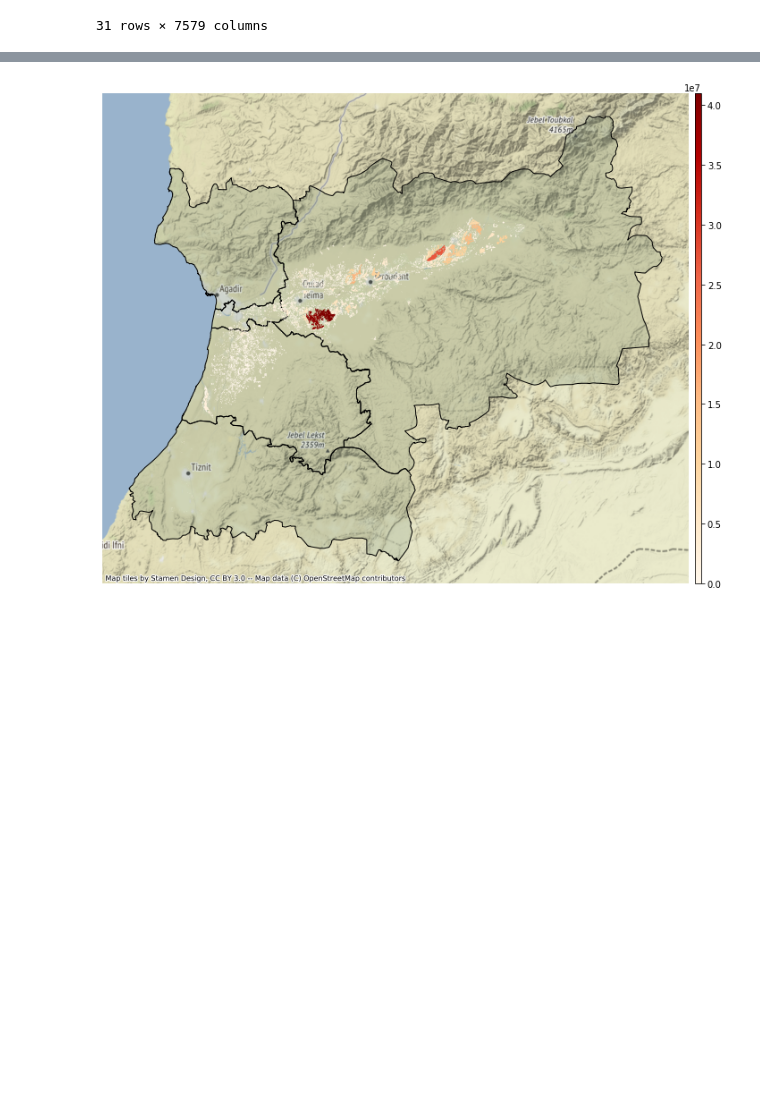
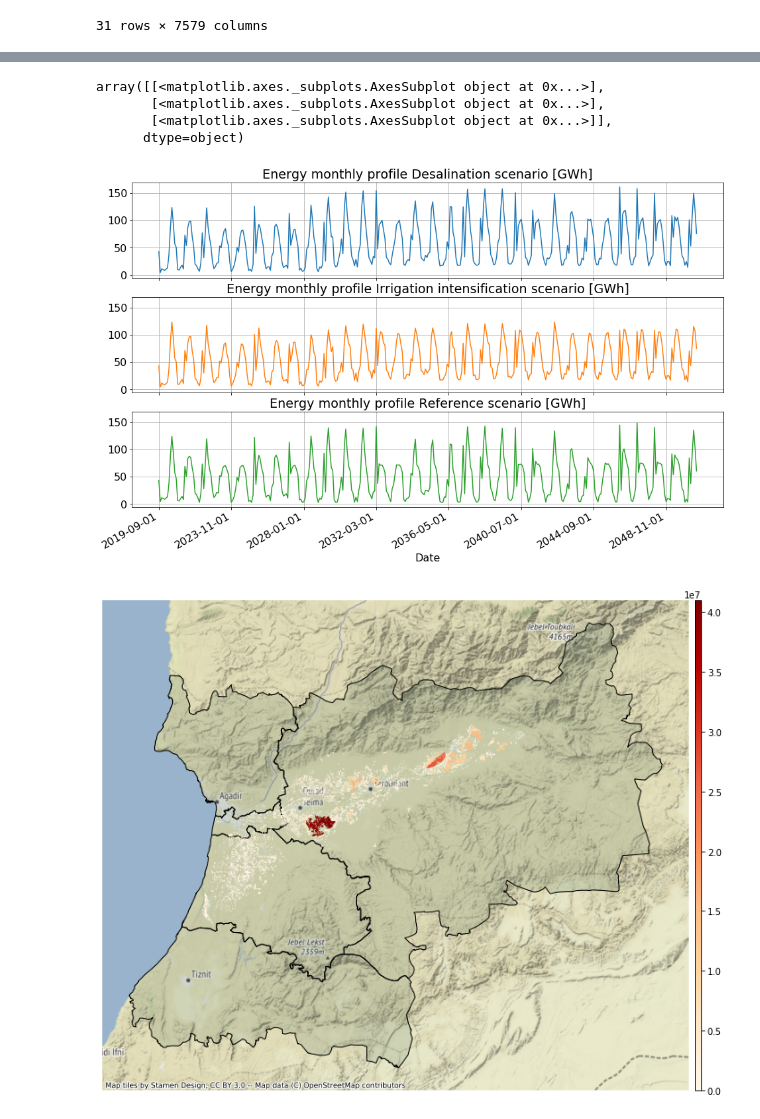
Before and after one commit to KTH-dESA/FAO, a Jupyter notebook: energy_demand_runner-Souss-Massa all scenarios.ipynb, the cells around one changed output, grey strips where cells are left out. Drawn from its saved outputs; the diff is of its cells as text; code cells hidden in the pictures; blank space fills up the shorter version.

```diff
--- a/energy_demand_runner-Souss-Massa all scenarios.ipynb
+++ b/energy_demand_runner-Souss-Massa all scenarios.ipynb
@@ -412,0 +474,4 @@ provinces.to_crs('epsg:3857', inplace=True)
+# %%
+font = {'size': 16}
+
+plt.rc('font', **font)
@@ -413 +496,17 @@ provinces.to_crs('epsg:3857', inplace=True)
+# %%
+dff = df.groupby(['Scenario', 'Date']).swpa_e.sum()/1000000
+dff.reset_index().pivot('Date', 'Scenario', 'swpa_e').plot(figsize=(16,10),
+                                                           subplots=True,
+                                                           sharey=True,
+                                                           layout=(3,1),
+                                                           grid=True,
+                                                           legend=False,
+                                                           title=[f'Energy monthly profile {scenario} scenario [GWh]' for scenario in sorted([scenario1, scenario2, scenario3])])
+plt.savefig(f'Energy profile.png', dpi=300)
+# %% [output]
+array([[<matplotlib.axes._subplots.AxesSubplot object at 0x...>],
+       [<matplotlib.axes._subplots.AxesSubplot object at 0x...>],
+       [<matplotlib.axes._subplots.AxesSubplot object at 0x...>]],
+      dtype=object)
+[figure, added]
 # %%
```
Also changed, not shown: parts of 11 cells of this notebook, 3 other files.
